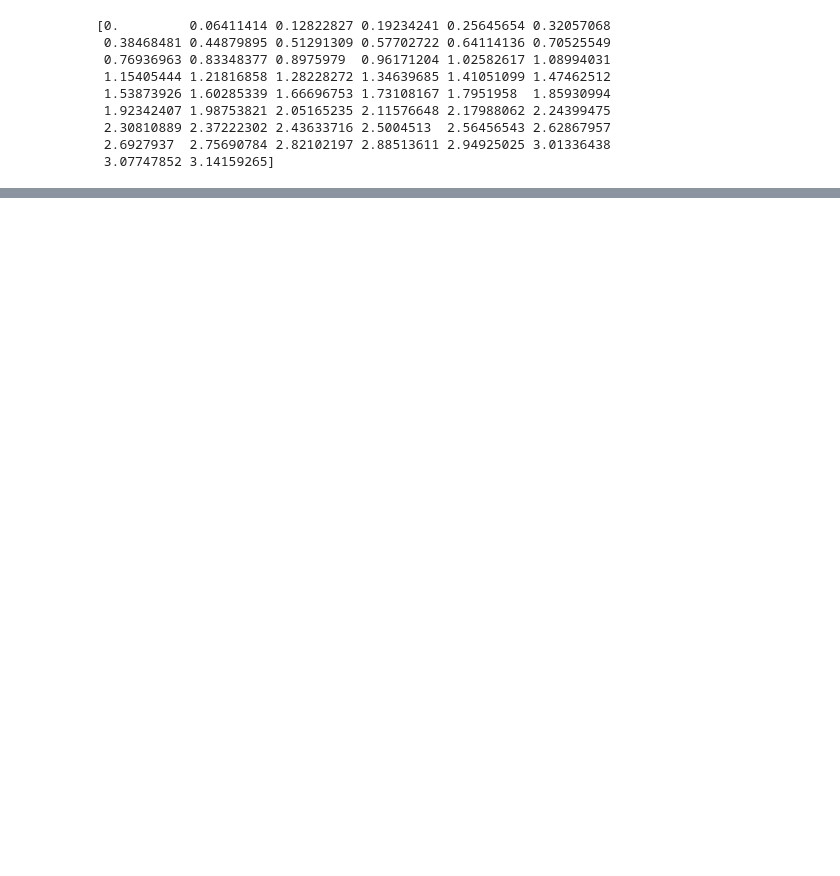
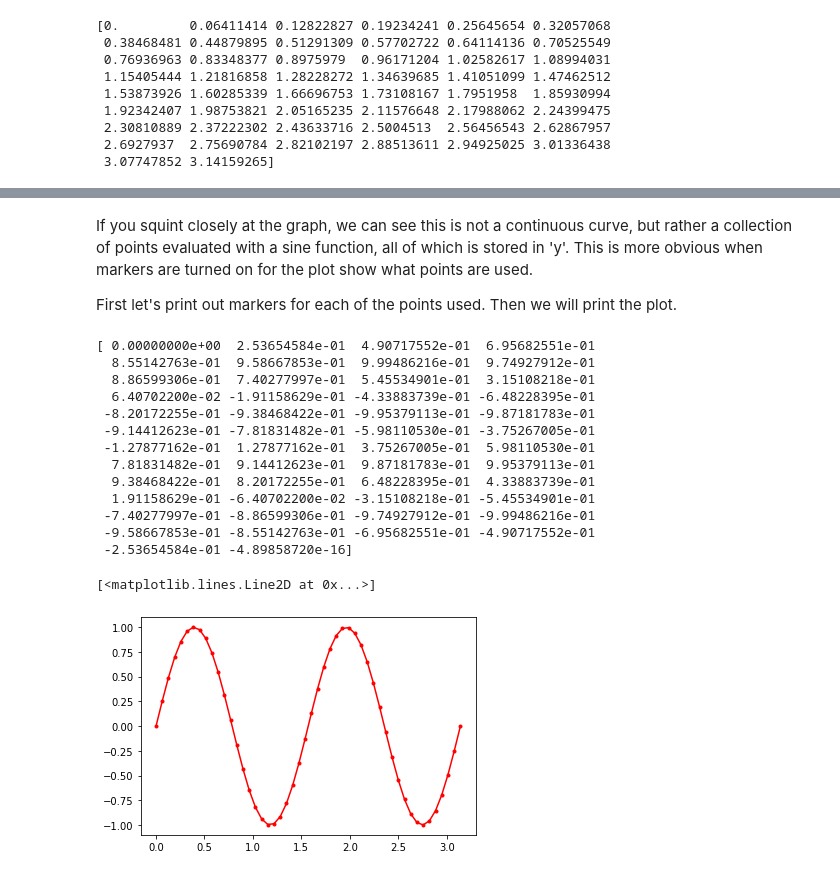
Before and after one commit to lfmartins/introduction-to-computational-mathematics, a Jupyter notebook: 09-matplotlib-intro.ipynb, the cells around one changed output, grey strips where cells are left out. Drawn from its saved outputs; the diff is of its cells as text; code cells hidden in the pictures; blank space fills up the shorter version.

```diff
--- a/09-matplotlib-intro.ipynb
+++ b/09-matplotlib-intro.ipynb
@@ -67,0 +83,23 @@ y=np.sin(4*x)
+# %% [markdown]
+If you squint closely at the graph, we can see this is not a continuous curve, but rather a collection of points evaluated with a sine function, all of which is stored in 'y'. This is more obvious when markers are turned on for the plot show what points are used.
+
+First let's print out markers for each of the points used. Then we will print the plot.
+# %%
+print(y) ## These are all the values of sin(4x) that are stored.
+plt.plot(x,y,color='red',marker='.')
+# %% [output]
+[ 0.00000000e+00  2.53654584e-01  4.90717552e-01  6.95682551e-01
+  8.55142763e-01  9.58667853e-01  9.99486216e-01  9.74927912e-01
+  8.86599306e-01  7.40277997e-01  5.45534901e-01  3.15108218e-01
+  6.40702200e-02 -1.91158629e-01 -4.33883739e-01 -6.48228395e-01
+ -8.20172255e-01 -9.38468422e-01 -9.95379113e-01 -9.87181783e-01
+ -9.14412623e-01 -7.81831482e-01 -5.98110530e-01 -3.75267005e-01
+ -1.27877162e-01  1.27877162e-01  3.75267005e-01  5.98110530e-01
+  7.81831482e-01  9.14412623e-01  9.87181783e-01  9.95379113e-01
+  9.38468422e-01  8.20172255e-01  6.48228395e-01  4.33883739e-01
+  1.91158629e-01 -6.40702200e-02 -3.15108218e-01 -5.45534901e-01
+ -7.40277997e-01 -8.86599306e-01 -9.74927912e-01 -9.99486216e-01
+ -9.58667853e-01 -8.55142763e-01 -6.95682551e-01 -4.90717552e-01
+ -2.53654584e-01 -4.89858720e-16]
+[<matplotlib.lines.Line2D at 0x...>]
+[figure, added]
```
Also changed, not shown: parts of 12 cells of this notebook.
